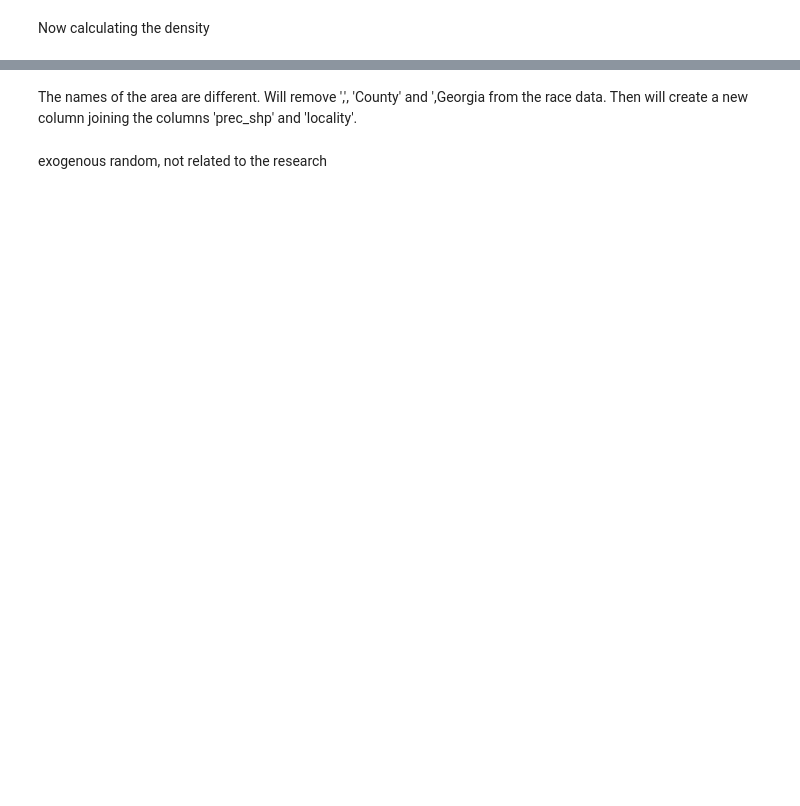
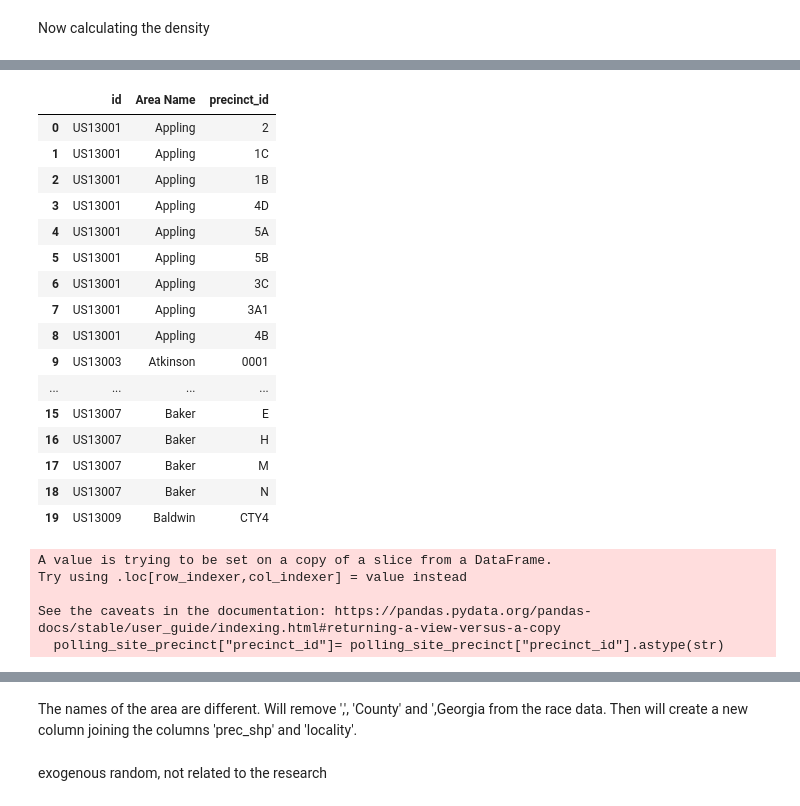
Before and after one commit to zzoeys/freecakefridays, a Jupyter notebook: data-preparation.ipynb, the cells around one changed output, grey strips where cells are left out. Drawn from its saved outputs; the diff is of its cells as text; code cells hidden in the pictures; blank space fills up the shorter version.

Commit message:
Prepare file of list of precincts with polling sites

```diff
--- a/data-preparation.ipynb
+++ b/data-preparation.ipynb
@@ -316,0 +212,2 @@ counties_new.to_csv('data/polling_site_data_new/clean.csv')
+# %%
+race_copy['id'] = race_copy['id'].str[7:]
@@ -316,0 +220,2 @@ counties_new.to_csv('data/polling_site_data_new/clean.csv')
+# %%
+race_copy['Area Name'] = race_copy['Area Name'].str.replace(' County, Georgia','')
@@ -316,0 +237,32 @@ counties_new.to_csv('data/polling_site_data_new/clean.csv')
+# %%
+merged = pd.merge(polling_site_precinct, race_copy, how="inner", on=None, left_on=['county_name'], right_on=['Area Name'])
+# %%
+polling_site_precinct = merged[['id', 'Area Name', 'precinct_id']]
+# %%
+polling_site_precinct.head(20)
+# %% [output]
+|  | id | Area Name | precinct_id |
+| 0 | US13001 | Appling | 2 |
+| 1 | US13001 | Appling | 1C |
+| 2 | US13001 | Appling | 1B |
+| 3 | US13001 | Appling | 4D |
+| 4 | US13001 | Appling | 5A |
+| 5 | US13001 | Appling | 5B |
+| 6 | US13001 | Appling | 3C |
+| 7 | US13001 | Appling | 3A1 |
+| 8 | US13001 | Appling | 4B |
+| 9 | US13003 | Atkinson | 0001 |
+| ... | ... | ... | ... |
+| 15 | US13007 | Baker | E |
+| 16 | US13007 | Baker | H |
+| 17 | US13007 | Baker | M |
+| 18 | US13007 | Baker | N |
+| 19 | US13009 | Baldwin | CTY4 |
+# %%
+polling_site_precinct["precinct_id"]= polling_site_precinct["precinct_id"].astype(str)
+# %% [output]
+A value is trying to be set on a copy of a slice from a DataFrame.
+Try using .loc[row_indexer,col_indexer] = value instead
+
+See the caveats in the documentation: https://pandas.pydata.org/pandas-docs/stable/user_guide/indexing.html#returning-a-view-versus-a-copy
+  polling_site_precinct["precinct_id"]= polling_site_precinct["precinct_id"].astype(str)
```
Also changed, not shown: parts of 48 cells of this notebook, 4 other files.
